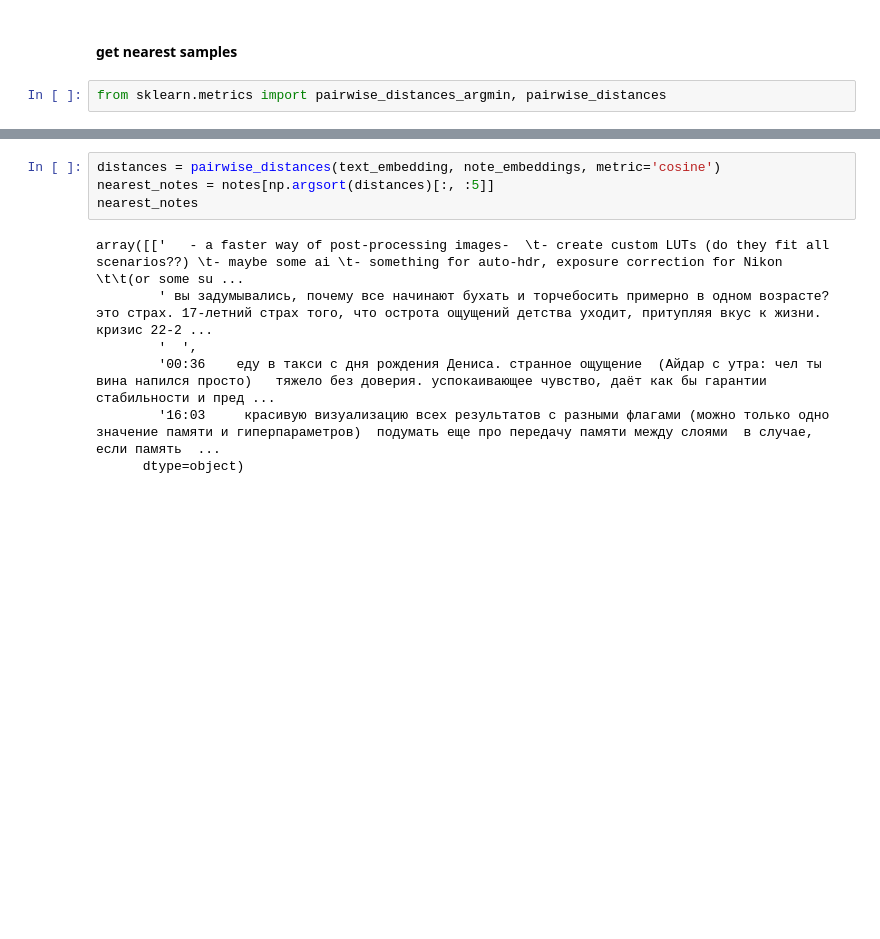
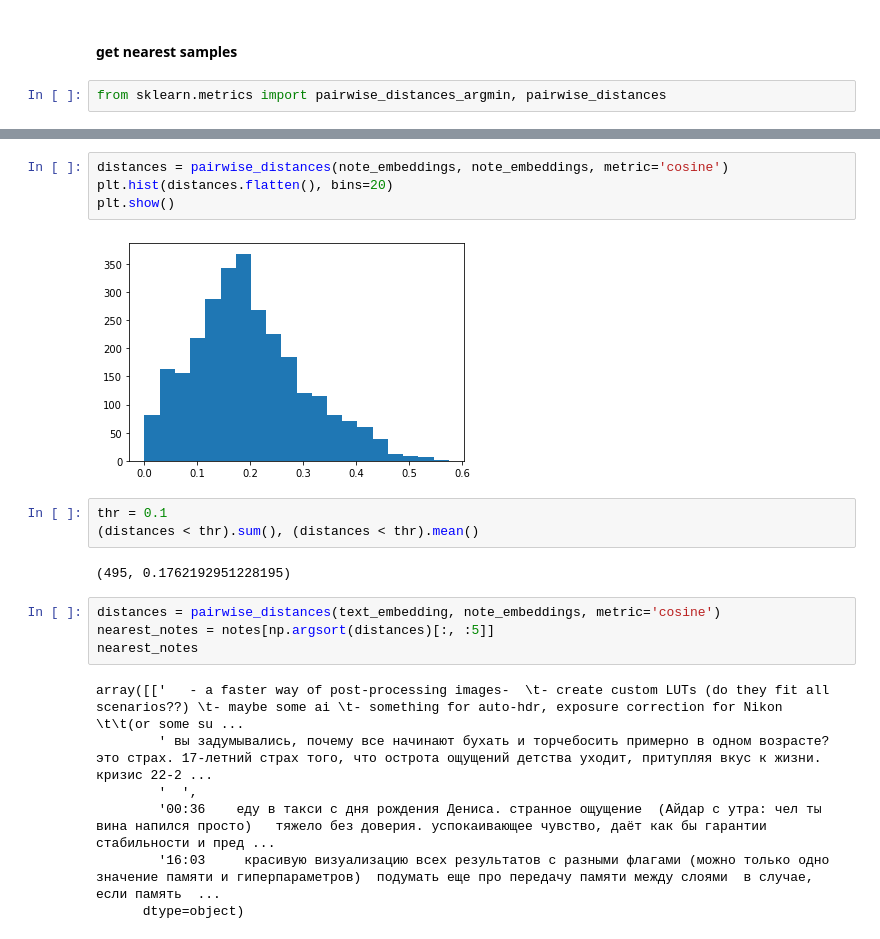
Before and after one commit to booydar/neural-note-tagging, a Jupyter notebook: pipeline.ipynb, the cells around one changed output, grey strips where cells are left out. Cells and saved outputs as stored; diff of their text form; blank space fills up the shorter version.

```diff
--- a/pipeline.ipynb
+++ b/pipeline.ipynb
@@ -231,4 +242,15 @@ array(['   - a faster way of post-processing images-  \t- create custom LUTs (do
       dtype=object)
+# %%
+distances = pairwise_distances(note_embeddings, note_embeddings, metric='cosine')
+plt.hist(distances.flatten(), bins=20)
+plt.show()
+# %% [output]
+[figure, added]
+# %%
+thr = 0.1
+(distances < thr).sum(), (distances < thr).mean()
+# %% [output]
+(495, 0.1762192951228195)
 # %%
 distances = pairwise_distances(text_embedding, note_embeddings, metric='cosine')
 nearest_notes = notes[np.argsort(distances)[:, :5]]
```
Also changed, not shown: parts of 14 cells of this notebook, 4 other files.
